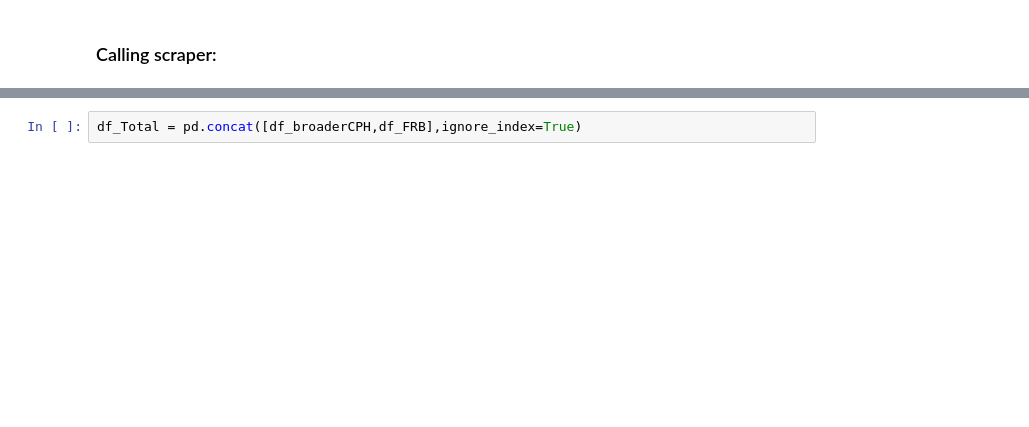
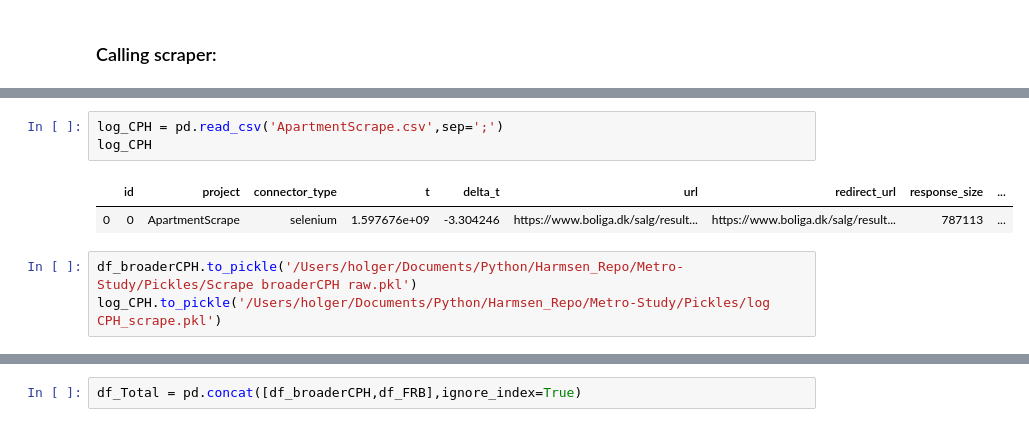
Before and after one commit to Holger-Harmsen/Harmsen_Repo, a Jupyter notebook: Metro-Study/Code/1) Data: Scraping and Cleaning.ipynb, the cells around one changed output, grey strips where cells are left out. Saved outputs shown, nothing was run; the diff lists cells and outputs as text; blank space fills up the shorter version.

```diff
--- a/Metro-Study/Code/1) Data: Scraping and Cleaning.ipynb
+++ b/Metro-Study/Code/1) Data: Scraping and Cleaning.ipynb
@@ -97,3 +245,12 @@ df_broaderCPH = Scraper(1110,url_broaderCPH)
+# %%
+log_CPH = pd.read_csv('ApartmentScrape.csv',sep=';')
+log_CPH
+# %% [output]
+|  | id | project | connector_type | t | delta_t | url | redirect_url | response_size | ... |
+| 0 | 0 | ApartmentScrape | selenium | 1.597676e+09 | -3.304246 | https://www.boliga.dk/salg/result... | https://www.boliga.dk/salg/result... | 787113 | ... |
+# %%
+df_broaderCPH.to_pickle('/Users/holger/Documents/Python/Harmsen_Repo/Metro-Study/Pickles/Scrape broaderCPH raw.pkl')
+log_CPH.to_pickle('/Users/holger/Documents/Python/Harmsen_Repo/Metro-Study/Pickles/log CPH_scrape.pkl')
 # %%
 # Scraping Frederiksberg
 url_FRB = 'https://www.boliga.dk/salg/resultater?propertyType=3&salesDateMin=1992&street=&municipality=147&page=1&sort=date-d'
```
Also changed, not shown: parts of 23 cells of this notebook, 15 other files.
